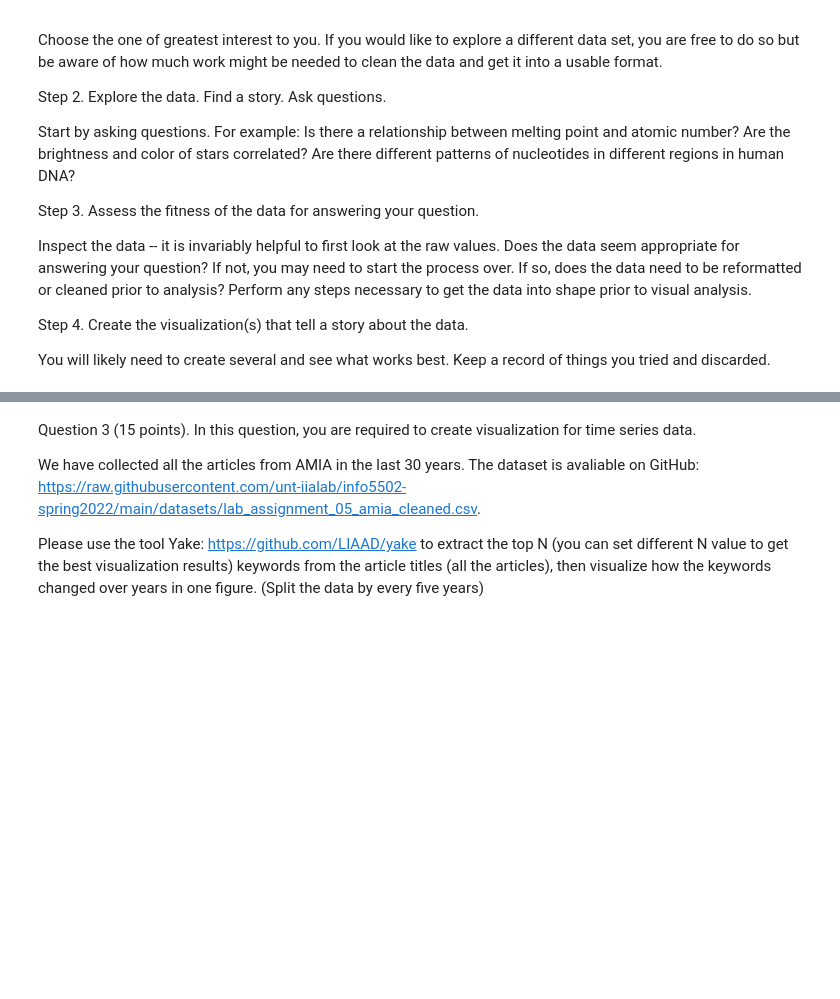
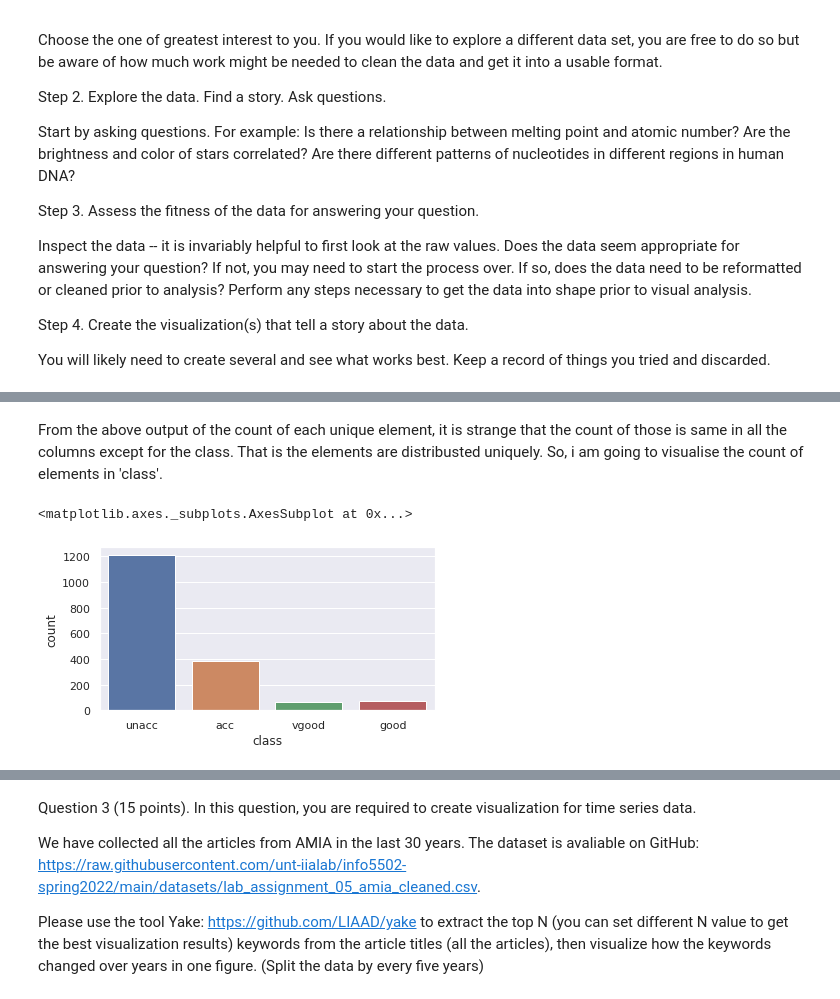
Before and after one commit to NMKUNT/MohanKrishna_INFO5502_Spring2022, a Jupyter notebook: lab_assignment_05_with_solutions.ipynb, the cells around one changed output, grey strips where cells are left out. Saved outputs shown, nothing was run; the diff lists cells and outputs as text; code cells hidden in the pictures; blank space fills up the shorter version.

```diff
--- a/lab_assignment_05_with_solutions.ipynb
+++ b/lab_assignment_05_with_solutions.ipynb
@@ -83,3 +113,4 @@ Step 4. Create the visualization(s) that tell a story about the data.
 You will likely need to create several and see what works best. Keep a record of things you tried and discarded.
 # %%
 # Your answer here (python code + explanation):
+cars = pan.read_csv ('/content/cars.csv')
@@ -85,0 +142,9 @@ You will likely need to create several and see what works best. Keep a record of
+# %% [markdown]
+From the above output of the count of each unique element, it is strange that the count of those is same in all the columns except for the class. That is the elements are distribusted uniquely.
+So, i am going to visualise the count of elements in 'class'.
+# %%
+plt.figure(figsize=(6,3))
+sns.countplot(cars['class'])
+# %% [output]
+<matplotlib.axes._subplots.AxesSubplot at 0x...>
+[figure, added]
```
Also changed, not shown: parts of 23 cells of this notebook.
